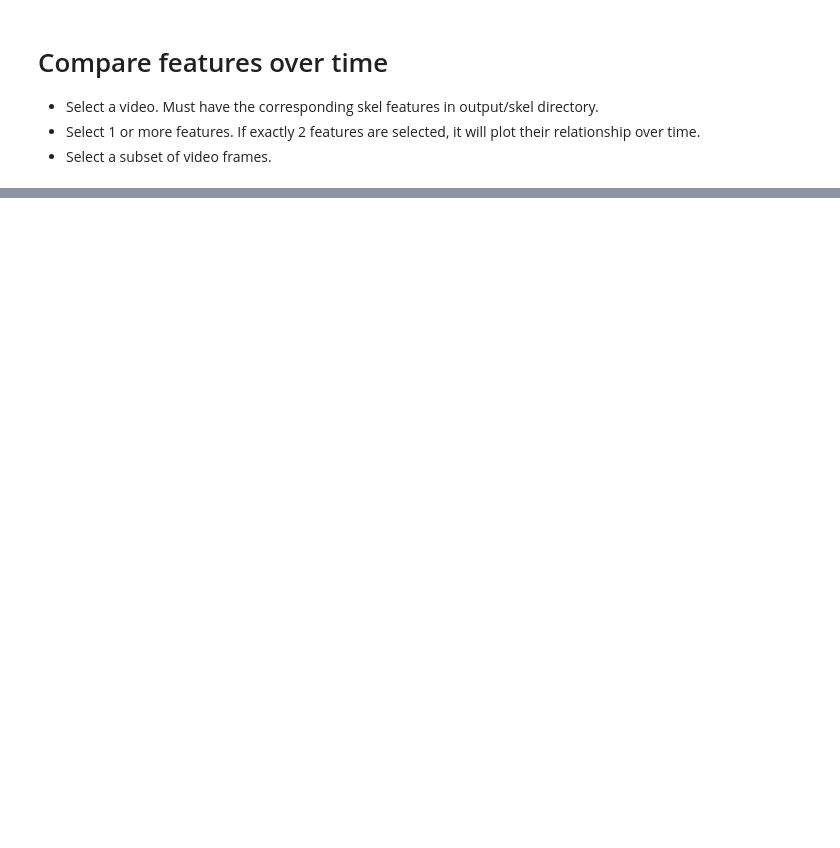
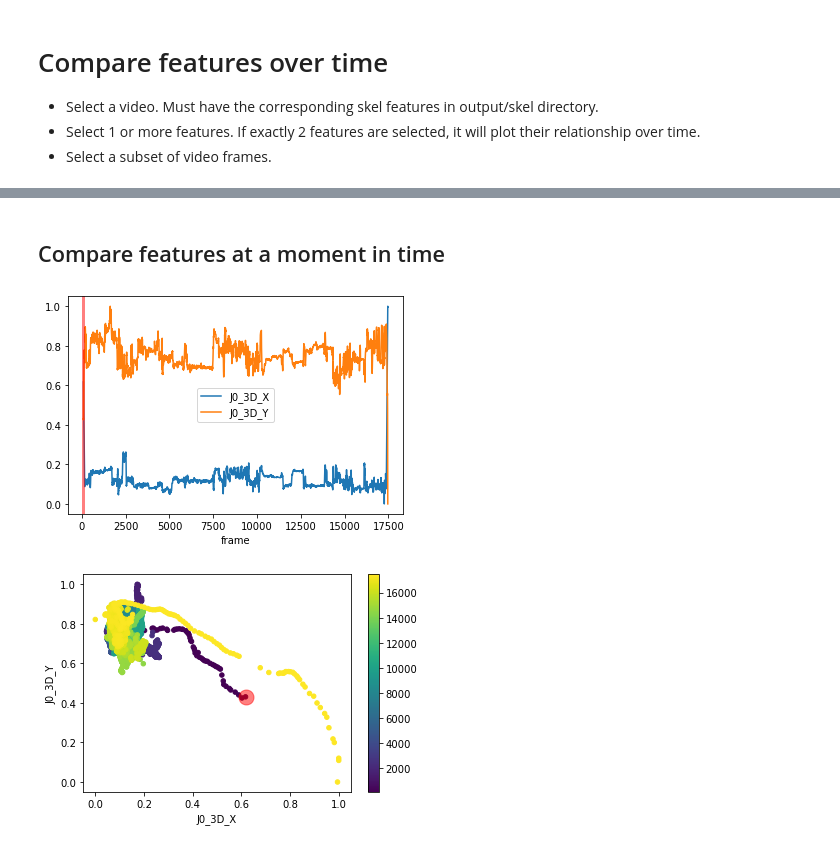
Before and after one commit to mbezdek/extended-event-modeling, a Jupyter notebook: interactive_features.ipynb, the cells around one changed output, grey strips where cells are left out. Saved outputs shown, nothing was run; the diff lists cells and outputs as text; code cells hidden in the pictures; blank space fills up the shorter version.

Commit message:
add frame-by-frame feature comparison

```diff
--- a/interactive_features.ipynb
+++ b/interactive_features.ipynb
@@ -76,3 +80,73 @@ dashboard = pn.Row(
 dashboard.servable()
 # %% [output]
 [interactive output not drawn]
+# %% [markdown]
+## Compare features at a moment in time
+# %%
+title = '## Compare Features'
+subtitle = 'Choose features and a frame'
+vids = glob(os.path.join('data','small_videos','*'))
+vids = [os.path.basename(x) for x in vids]
+vid_select = pn.widgets.Select(name='Select Video', options=vids)
+
+video = pn.pane.Video(os.path.join('data','small_videos','4.4.5_C1_trim.mp4'), width=96, height=54, loop=True)
+skel_df = preprocess_skel(os.path.join('output','skel','4.4.5_skel_features.csv'))
+allfeatures = skel_df.columns.tolist()
+df = skel_df.reset_index()
+fmin = df['frame'].min()
+fmax = df['frame'].max()
+
+feature_select = pn.widgets.MultiSelect(name='Select Features', value=[allfeatures[0],allfeatures[1]],
+    options=allfeatures, size=8)
+frame_slider = pn.widgets.IntSlider(name='Frame', format='0', start=int(fmin), end=int(fmax), step=1,value=int(fmin))
+
+
+@pn.depends(vid_select.param.value,watch=True)
+def _update_options(vid_select):
+    video = pn.pane.Video(os.path.join('data','small_videos',vid_select), width=640, height=360, loop=True)
+
+    skel_df = preprocess_skel(os.path.join('output','skel',vid_select.split('_')[0]+'_skel_features.csv'))
+    allfeatures = skel_df.columns.tolist()
+    fmin = skel_df.index.min()
+    fmax = skel_df.index.max()
+    feature_select.value = [allfeatures[0],allfeatures[1]]
+    feature_select.options = allfeatures
+    frame_slider.start = int(fmin)
+    frame_slider.end = int(fmax)
+    frame_slider.value = int(fmin)
+
+@pn.depends(feature_select.param.value, frame_slider.param.value)
+def time_plot(feature_select,frame_slider): # start function
+    df = skel_df.reset_index()
+    fig,ax = plt.subplots()
+    for feat in feature_select:
+        df.plot(kind='line', x='frame', y=feat, ax=ax)
+    ax.axvline(frame_slider,linewidth=3, color = 'r', alpha=0.5)
+    plt.show()
+    return fig
+
+@pn.depends(feature_select.param.value, frame_slider.param.value)
+def pair_plot(feature_select,frame_slider): # start function
+    df = skel_df.reset_index()
+    pdf = df[df['frame'] == frame_slider]
+    fig,ax = plt.subplots()
+
+    if len(feature_select) == 2:
+        df.plot(kind='scatter', x=feature_select[0], y=feature_select[1],c=df['frame'],colormap='viridis',ax=ax)
+        ax.plot(pdf[feature_select[0]],pdf[feature_select[1]],marker='o',markersize=15,color='r',alpha=0.5)
+    #plt.show()
+    return fig
+
+#@pn.depends(frame_slider.param.value,watch=True)
+#def _update_video(frame_slider):
+#    video.time = frame_slider
+
+# Arrange dashboard elements
+dashboard = pn.Row(
+    pn.Column(title, subtitle,vid_select, feature_select, frame_slider),
+    pn.Column(time_plot,pair_plot),
+    #video
+)
+# %% [output]
+[figure, added]
+[figure, added]
```
Also changed, not shown: parts of 3 cells of this notebook.
